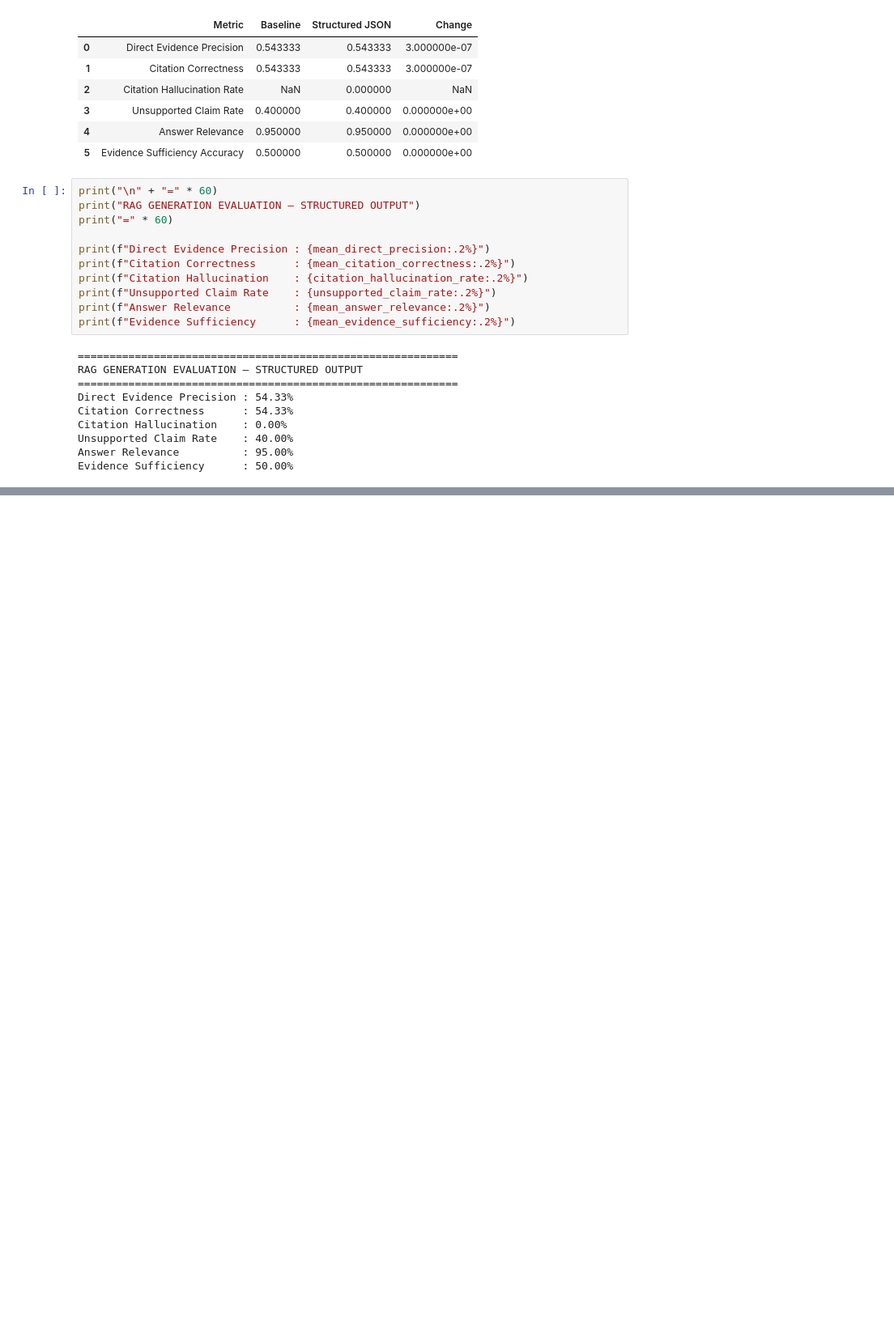
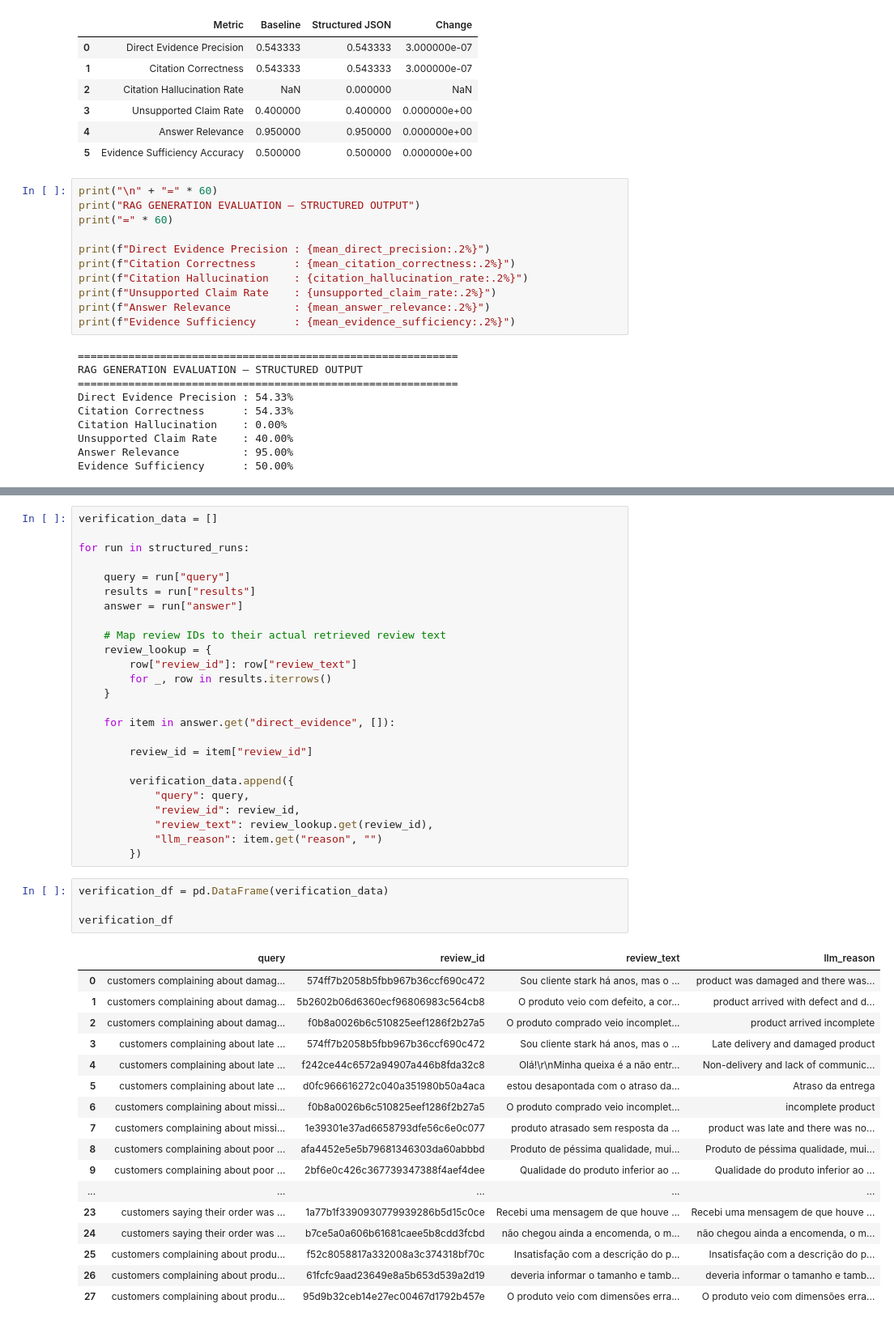
Before and after one commit to akshatsinha2027/RetailQ, a Jupyter notebook: rag_experiments.ipynb, the cells around one changed output, grey strips where cells are left out. Shown at 81% size. Cells and saved outputs as stored; diff of their text form; blank space fills up the shorter version.

```diff
--- a/rag_experiments.ipynb
+++ b/rag_experiments.ipynb
@@ -2945,0 +3015,47 @@ Evidence Sufficiency      : 50.00%
+# %%
+verification_data = []
+
+for run in structured_runs:
+
+    query = run["query"]
+    results = run["results"]
+    answer = run["answer"]
+
+    # Map review IDs to their actual retrieved review text
+    review_lookup = {
+        row["review_id"]: row["review_text"]
+        for _, row in results.iterrows()
+    }
+
+    for item in answer.get("direct_evidence", []):
+
+        review_id = item["review_id"]
+
+        verification_data.append({
+            "query": query,
+            "review_id": review_id,
+            "review_text": review_lookup.get(review_id),
+            "llm_reason": item.get("reason", "")
+        })
+# %%
+verification_df = pd.DataFrame(verification_data)
+
+verification_df
+# %% [output]
+|  | query | review_id | review_text | llm_reason |
+| 0 | customers complaining about damag... | 574ff7b2058b5fbb967b36ccf690c472 | Sou cliente stark há anos, mas o ... | product was damaged and there was... |
+| 1 | customers complaining about damag... | 5b2602b06d6360ecf96806983c564cb8 | O produto veio com defeito, a cor... | product arrived with defect and d... |
+| 2 | customers complaining about damag... | f0b8a0026b6c510825eef1286f2b27a5 | O produto comprado veio incomplet... | product arrived incomplete |
+| 3 | customers complaining about late ... | 574ff7b2058b5fbb967b36ccf690c472 | Sou cliente stark há anos, mas o ... | Late delivery and damaged product |
+| 4 | customers complaining about late ... | f242ce44c6572a94907a446b8fda32c8 | Olá!\r\nMinha queixa é a não entr... | Non-delivery and lack of communic... |
+| 5 | customers complaining about late ... | d0fc966616272c040a351980b50a4aca | estou desapontada com o atraso da... | Atraso da entrega |
+| 6 | customers complaining about missi... | f0b8a0026b6c510825eef1286f2b27a5 | O produto comprado veio incomplet... | incomplete product |
+| 7 | customers complaining about missi... | 1e39301e37ad6658793dfe56c6e0c077 | produto atrasado sem resposta da ... | product was late and there was no... |
+| 8 | customers complaining about poor ... | afa4452e5e5b79681346303da60abbbd | Produto de péssima qualidade, mui... | Produto de péssima qualidade, mui... |
+| 9 | customers complaining about poor ... | 2bf6e0c426c367739347388f4aef4dee | Qualidade do produto inferior ao ... | Qualidade do produto inferior ao ... |
+| ... | ... | ... | ... | ... |
+| 23 | customers saying their order was ... | 1a77b1f3390930779939286b5d15c0ce | Recebi uma mensagem de que houve ... | Recebi uma mensagem de que houve ... |
+| 24 | customers saying their order was ... | b7ce5a0a606b61681caee5b8cdd3fcbd | não chegou ainda a encomenda, o m... | não chegou ainda a encomenda, o m... |
+| 25 | customers complaining about produ... | f52c8058817a332008a3c374318bf70c | Insatisfação com a descrição do p... | Insatisfação com a descrição do p... |
+| 26 | customers complaining about produ... | 61fcfc9aad23649e8a5b653d539a2d19 | deveria informar o tamanho e tamb... | deveria informar o tamanho e tamb... |
+| 27 | customers complaining about produ... | 95d9b32ceb14e27ec00467d1792b457e | O produto veio com dimensões erra... | O produto veio com dimensões erra... |
```
Also changed, not shown: parts of 18 cells of this notebook.
